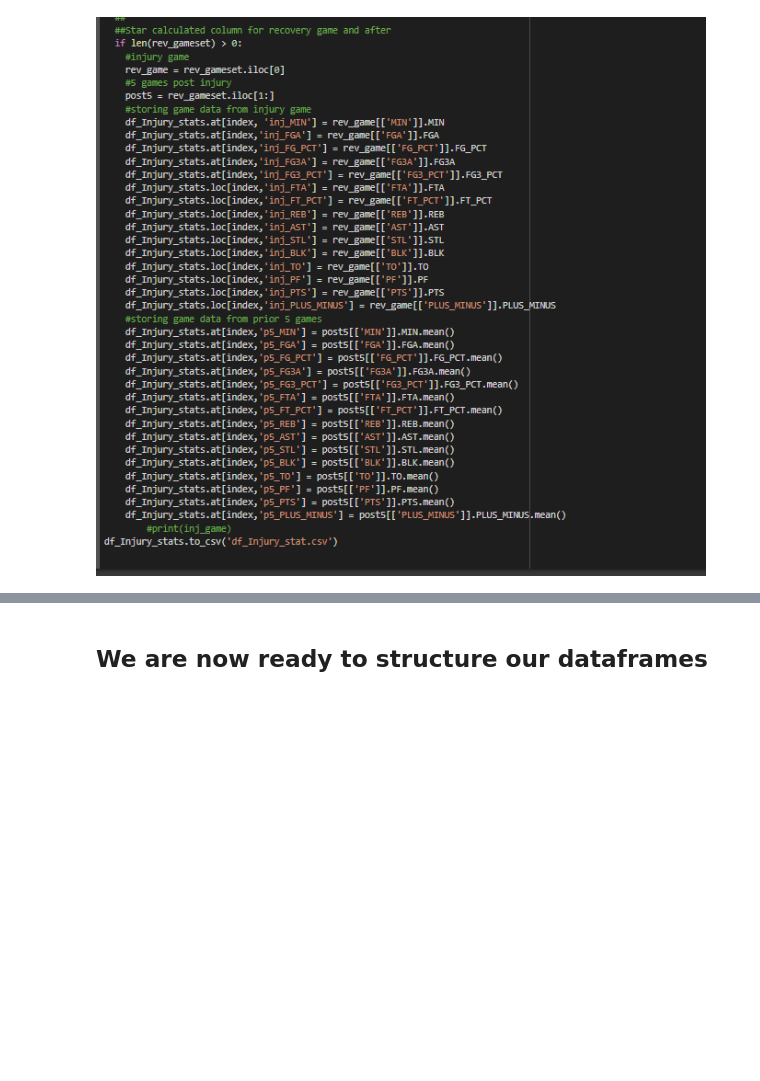
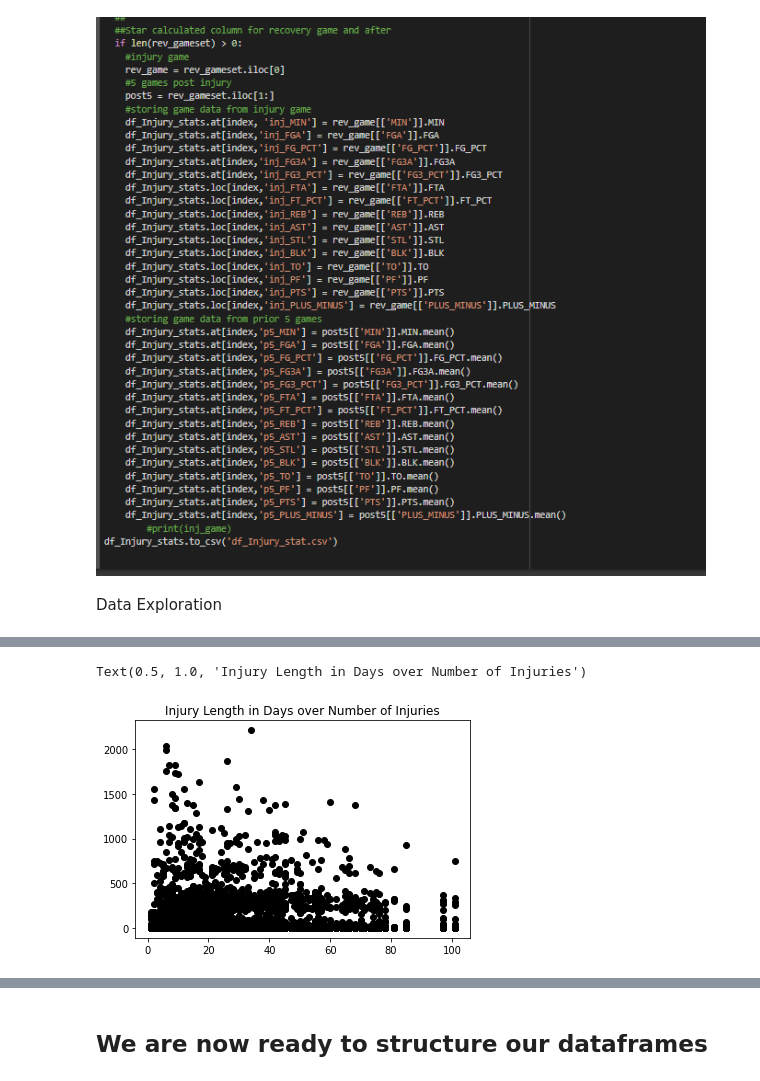
Before and after one commit to cybertraining-dsc/fa20-523-301, a Jupyter notebook: project/project.ipynb, the cells around one changed output, grey strips where cells are left out. Cells and saved outputs as stored; diff of their text form; code cells hidden in the pictures; blank space fills up the shorter version.

Commit message:
added first graphs, need to fix data engineering before finish

```diff
--- a/project/project.ipynb
+++ b/project/project.ipynb
@@ -129,6 +129,8 @@ df_Games_players = pd.read_csv('/content/drive/My Drive/Colab Notebooks/data/pla
 df_Games_ranking = pd.read_csv('/content/drive/My Drive/Colab Notebooks/data/ranking.csv')
 df_Games_teams = pd.read_csv('/content/drive/My Drive/Colab Notebooks/data/teams.csv')
 ds_NBA_Games = [df_Games_games, df_Games_gamesDetails, df_Games_players, df_Games_ranking, df_Games_teams]
+# %% [markdown]
+Data Exploration
 # %%
 df_Injury_length.head()
 # %% [output]
@@ -147,3 +149,10 @@ df_Injury_stats.head()
 | 2 | 2 | 255 | 2013-04-27 | 2013-04-25 | 1610612746 | Clippers | Grant Hill | placed on IL | ... |
 | 3 | 3 | 406 | 2010-11-11 | 2010-11-02 | 1610612738 | Celtics | Shaquille O'Neal | placed on IL with bruised right knee | ... |
 | 4 | 4 | 406 | 2011-04-03 | 2010-12-09 | 1610612738 | Celtics | Shaquille O'Neal | sore right calf (P) / sore left k... | ... |
+# %%
+plt.plot(df_Injury_length['NumberInjuries'], df_Injury_length['InjuryLengthDays'], 'o', color='black')
+#plt.yticks(np.arange(0, max(df_Injury_length['InjuryLengthDays']), 100.0))
+plt.title("Injury Length in Days over Number of Injuries")
+# %% [output]
+Text(0.5, 1.0, 'Injury Length in Days over Number of Injuries')
+[figure, added]
```
Also changed, not shown: parts of 4 cells of this notebook.
